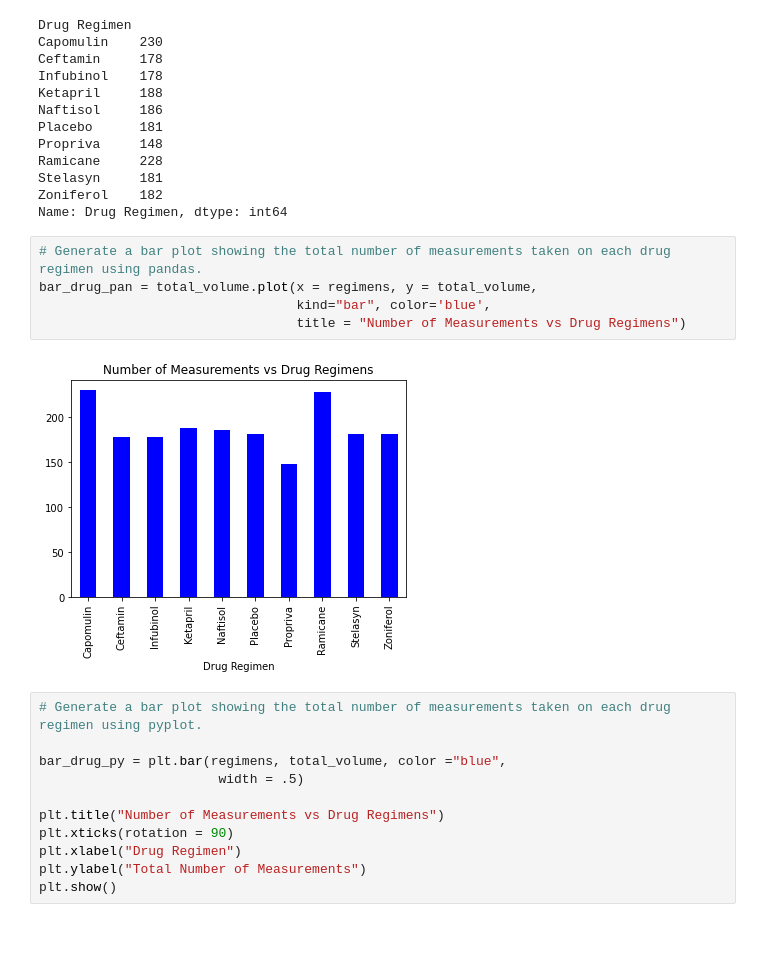
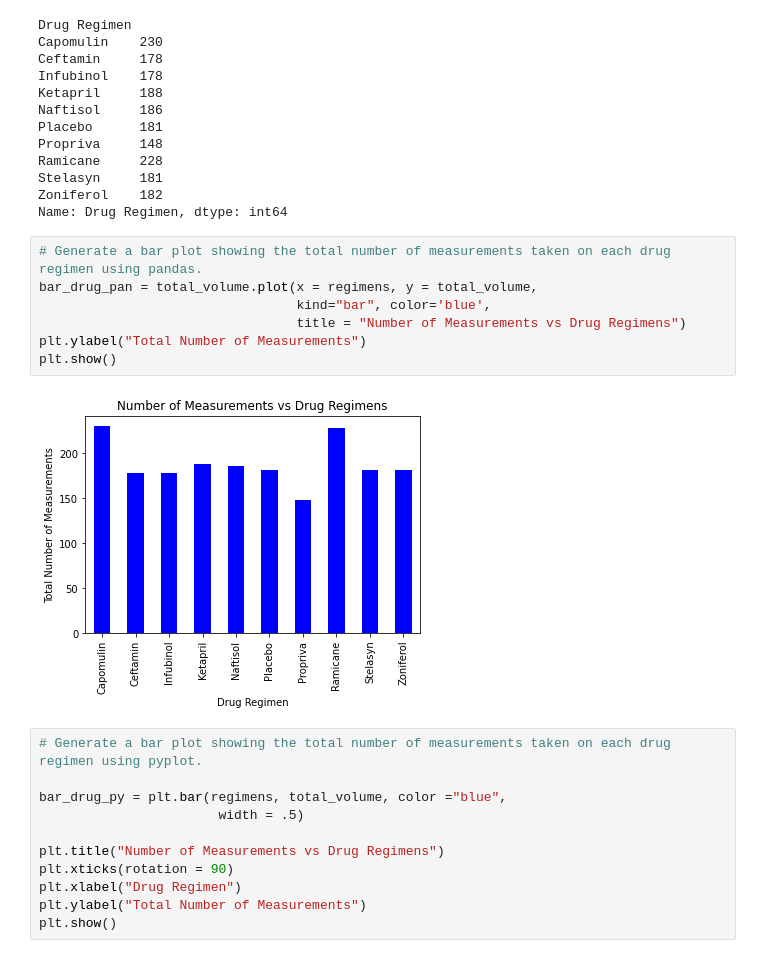
Before and after one commit to jroy22/matplotlib-challenge, a Jupyter notebook: Pymaceutical/PymaceuticalsAnalysis.ipynb, the cells around one changed output. Cells and saved outputs as stored; diff of their text form.

```diff
--- a/Pymaceutical/PymaceuticalsAnalysis.ipynb
+++ b/Pymaceutical/PymaceuticalsAnalysis.ipynb
@@ -153,10 +153,12 @@ Name: Drug Regimen, dtype: int64
 # %%
 # Generate a bar plot showing the total number of measurements taken on each drug regimen using pandas.
 bar_drug_pan = total_volume.plot(x = regimens, y = total_volume,
                                  kind="bar", color='blue',
                                  title = "Number of Measurements vs Drug Regimens")
+plt.ylabel("Total Number of Measurements")
+plt.show()
 # %% [output]
-[figure, old version]
+[figure, new version]
 # %%
 # Generate a bar plot showing the total number of measurements taken on each drug regimen using pyplot.
 
```
Also changed, not shown: parts of 11 cells of this notebook.
